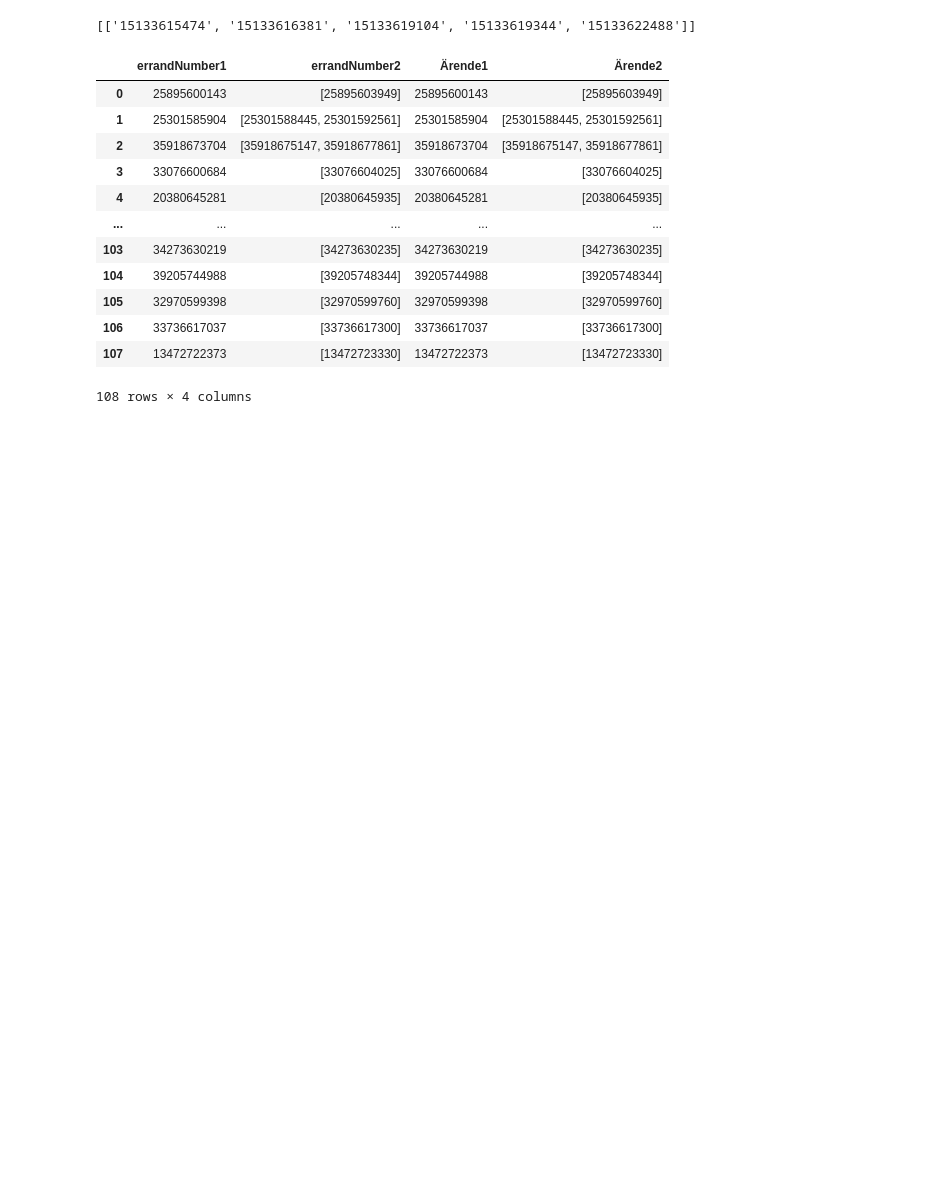
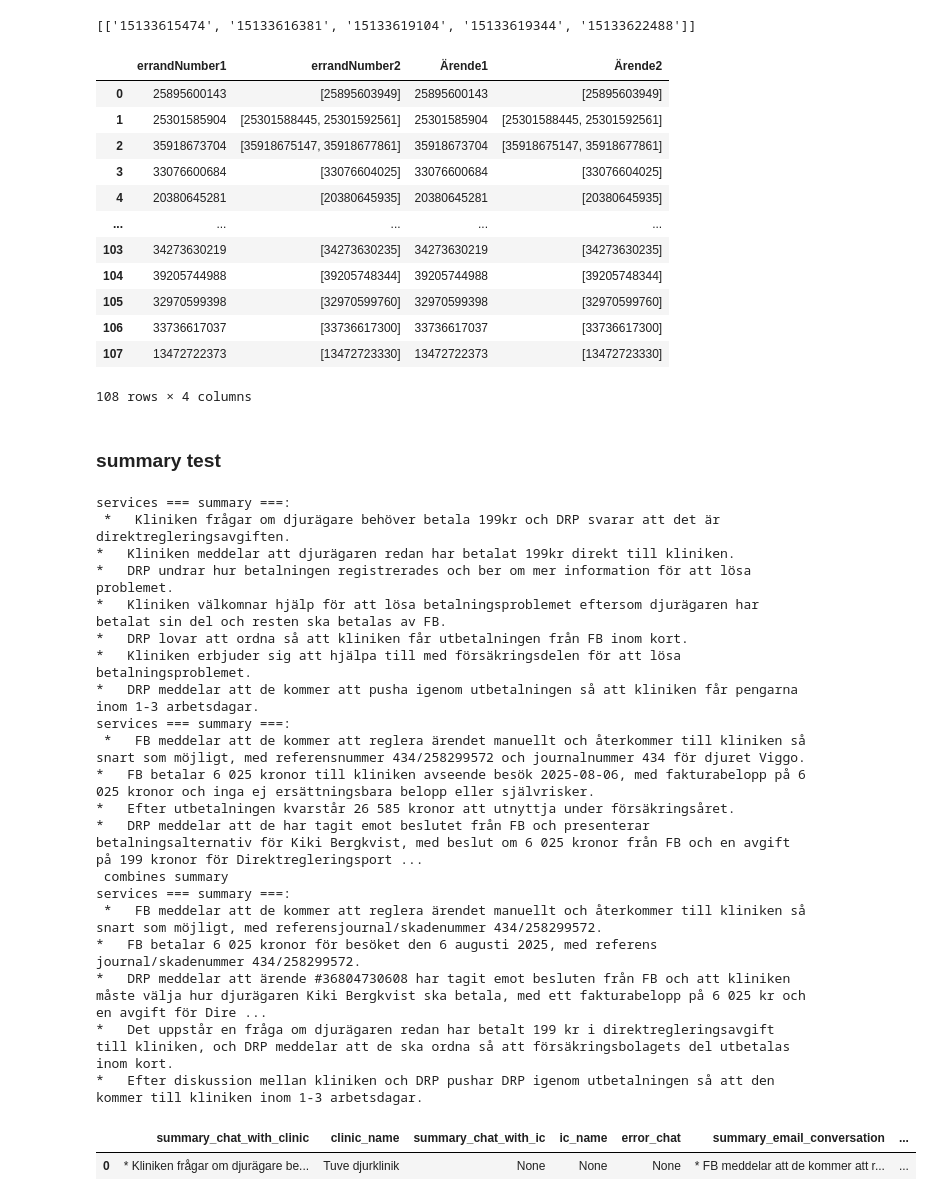
Before and after one commit to Jacque008/email_fastAPI, a Jupyter notebook: test.ipynb, the cells around one changed output. Saved outputs shown, nothing was run; the diff lists cells and outputs as text; code cells hidden in the pictures; blank space fills up the shorter version.

Commit message:
test successfully with summary and log

```diff
--- a/test.ipynb
+++ b/test.ipynb
@@ -602,3 +608,51 @@ g
 | 106 | 33736617037 | [33736617300] | 33736617037 | [33736617300] |
 | 107 | 13472722373 | [13472723330] | 13472722373 | [13472723330] |
 108 rows × 4 columns
+# %% [markdown]
+### summary test
+# %%
+from app.services.utils import fetchFromDB, dataframe_to_model, tz_convert, model_to_dataframe
+from app.dataset.summary_dataset import SummaryDataset
+from app.services.summary import SummaryService
+from app.services.base_service import BaseService
+from app.schemas.summary import SummaryIn
+import pandas as pd
+bs = BaseService()
+ds = SummaryDataset()
+ps = SummaryService()
+
+email_id = None
+reference = None
+errand_number = '36804730608'
+
+summary_request = SummaryIn(
+            emailId=email_id,
+            errandNumber=errand_number,
+            reference=reference
+        )
+a = ds.generate_summary(summary_request, 'webService')
+df = model_to_dataframe(a)
+df
+# %% [output]
+services === summary ===:
+ *   Kliniken frågar om djurägare behöver betala 199kr och DRP svarar att det är direktregleringsavgiften.
+*   Kliniken meddelar att djurägaren redan har betalat 199kr direkt till kliniken.
+*   DRP undrar hur betalningen registrerades och ber om mer information för att lösa problemet.
+*   Kliniken välkomnar hjälp för att lösa betalningsproblemet eftersom djurägaren har betalat sin del och resten ska betalas av FB.
+*   DRP lovar att ordna så att kliniken får utbetalningen från FB inom kort.
+*   Kliniken erbjuder sig att hjälpa till med försäkringsdelen för att lösa betalningsproblemet.
+*   DRP meddelar att de kommer att pusha igenom utbetalningen så att kliniken får pengarna inom 1-3 arbetsdagar.
+services === summary ===:
+ *   FB meddelar att de kommer att reglera ärendet manuellt och återkommer till kliniken så snart som möjligt, med referensnummer 434/258299572 och journalnummer 434 för djuret Viggo.
+*   FB betalar 6 025 kronor till kliniken avseende besök 2025-08-06, med fakturabelopp på 6 025 kronor och inga ej ersättningsbara belopp eller självrisker.
+*   Efter utbetalningen kvarstår 26 585 kronor att utnyttja under försäkringsåret.
+*   DRP meddelar att de har tagit emot beslutet från FB och presenterar betalningsalternativ för Kiki Bergkvist, med beslut om 6 025 kronor från FB och en avgift på 199 kronor för Direktregleringsport ...
+ combines summary
+services === summary ===:
+ *   FB meddelar att de kommer att reglera ärendet manuellt och återkommer till kliniken så snart som möjligt, med referensjournal/skadenummer 434/258299572.
+*   FB betalar 6 025 kronor för besöket den 6 augusti 2025, med referens journal/skadenummer 434/258299572.
+*   DRP meddelar att ärende #36804730608 har tagit emot besluten från FB och att kliniken måste välja hur djurägaren Kiki Bergkvist ska betala, med ett fakturabelopp på 6 025 kr och en avgift för Dire ...
+*   Det uppstår en fråga om djurägaren redan har betalt 199 kr i direktregleringsavgift till kliniken, och DRP meddelar att de ska ordna så att försäkringsbolagets del utbetalas inom kort.
+*   Efter diskussion mellan kliniken och DRP pushar DRP igenom utbetalningen så att den kommer till kliniken inom 1-3 arbetsdagar.
+|  | summary_chat_with_clinic | clinic_name | summary_chat_with_ic | ic_name | error_chat | summary_email_conversation | ... |
+| 0 | * Kliniken frågar om djurägare be... | Tuve djurklinik | None | None | None | * FB meddelar att de kommer att r... | ... |
```
Also changed, not shown: parts of 7 cells of this notebook, 47 other files.
